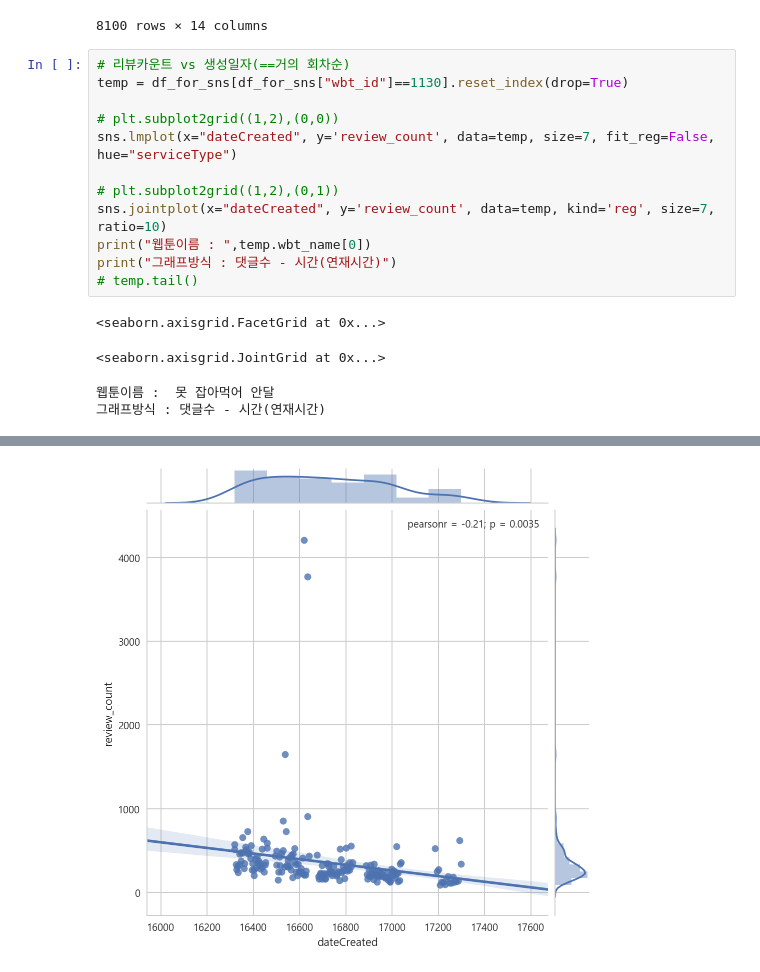
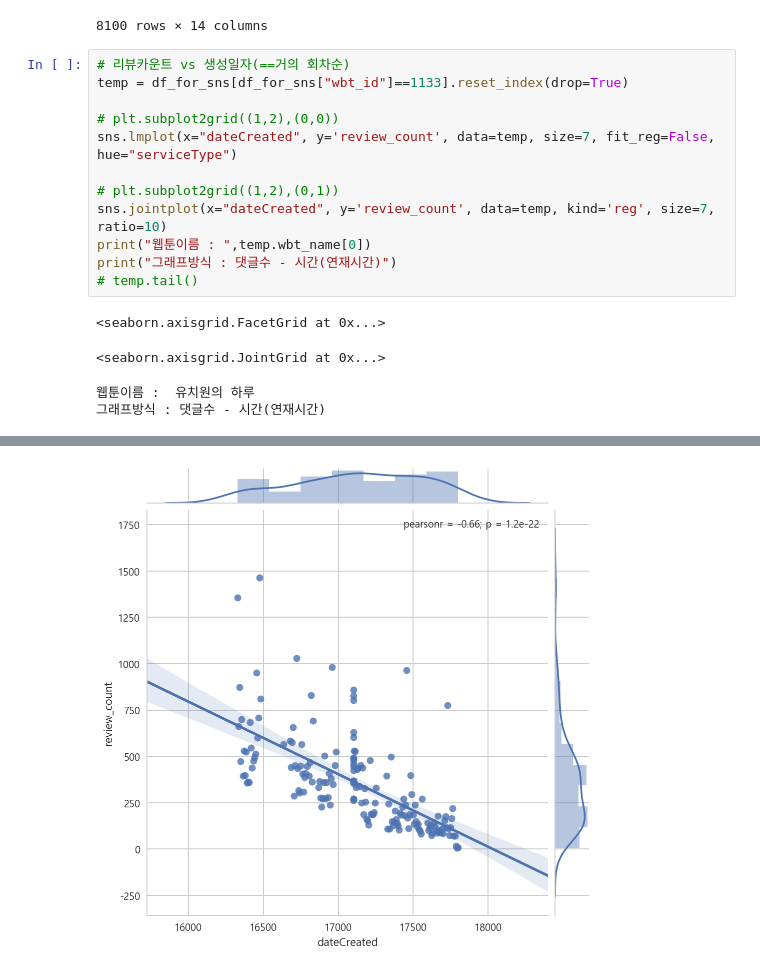
Before and after one commit to brightscannon/Webtoon_recommand_system, a Jupyter notebook: 1_Daum_EDA.ipynb, the cells around one changed output, grey strips where cells are left out. Drawn from its saved outputs; the diff is of its cells as text.

```diff
--- a/1_Daum_EDA.ipynb
+++ b/1_Daum_EDA.ipynb
@@ -575,7 +583,7 @@ df_for_sns[df_for_sns["serviceType"]=='pay'].iloc[2000:10100,:]
 8100 rows × 14 columns
 # %%
 # 리뷰카운트 vs 생성일자(==거의 회차순)
-temp = df_for_sns[df_for_sns["wbt_id"]==1130].reset_index(drop=True)
+temp = df_for_sns[df_for_sns["wbt_id"]==1133].reset_index(drop=True)
 
 # plt.subplot2grid((1,2),(0,0))
 sns.lmplot(x="dateCreated", y='review_count', data=temp, size=7, fit_reg=False, hue="serviceType")
@@ -588,5 +596,5 @@ print("그래프방식 : 댓글수 - 시간(연재시간)")
 # %% [output]
 <seaborn.axisgrid.FacetGrid at 0x...>
 <seaborn.axisgrid.JointGrid at 0x...>
-웹툰이름 :  못 잡아먹어 안달
+웹툰이름 :  유치원의 하루
 그래프방식 : 댓글수 - 시간(연재시간)
@@ -594,4 +602,4 @@ print("그래프방식 : 댓글수 - 시간(연재시간)")
-[figure, old version]
+[figure, new version]
 # %%
 # 보팅 vs 생성일자
 # temp = df_for_sns[df_for_sns["wbt_id"]==1223]
```
Also changed, not shown: parts of 29 cells of this notebook.
